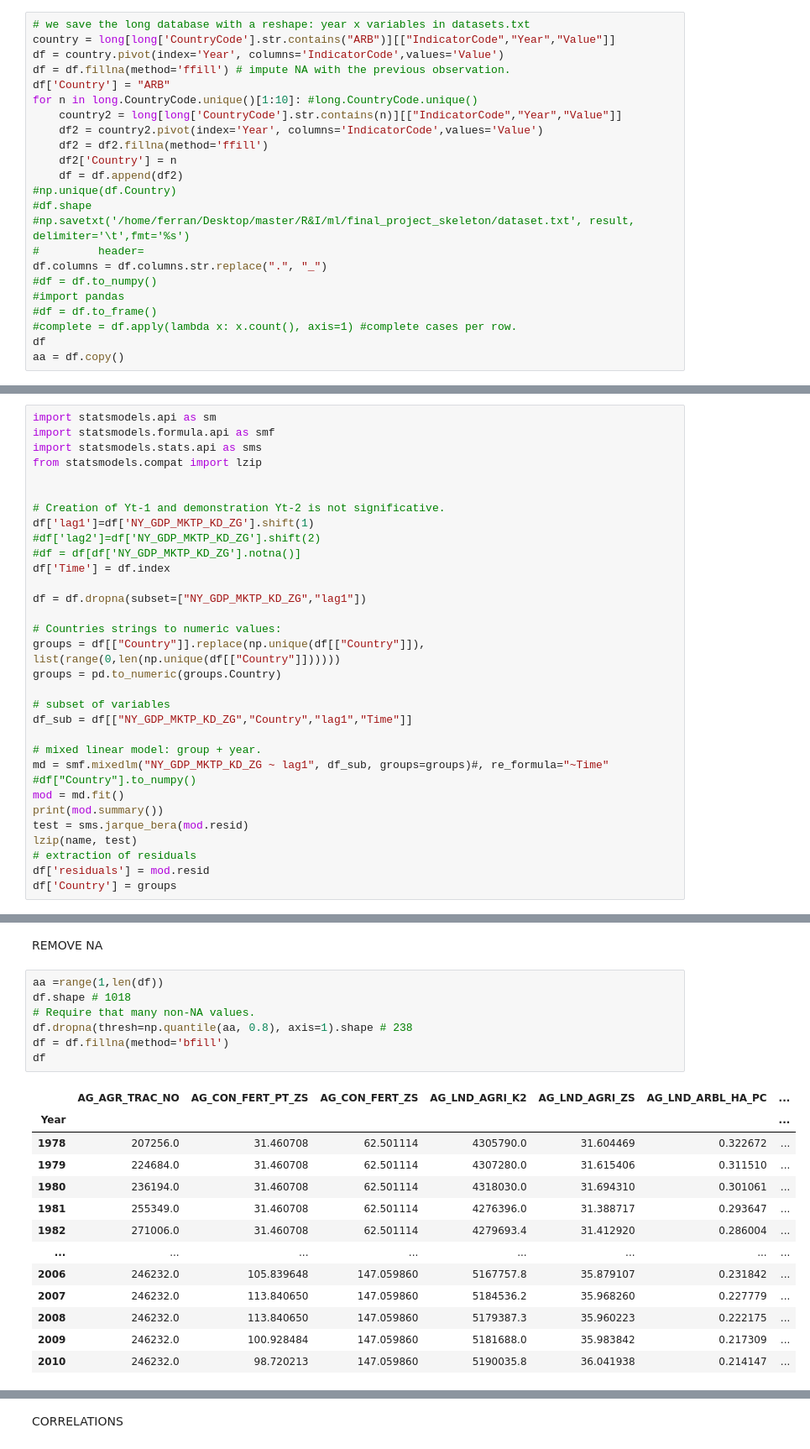
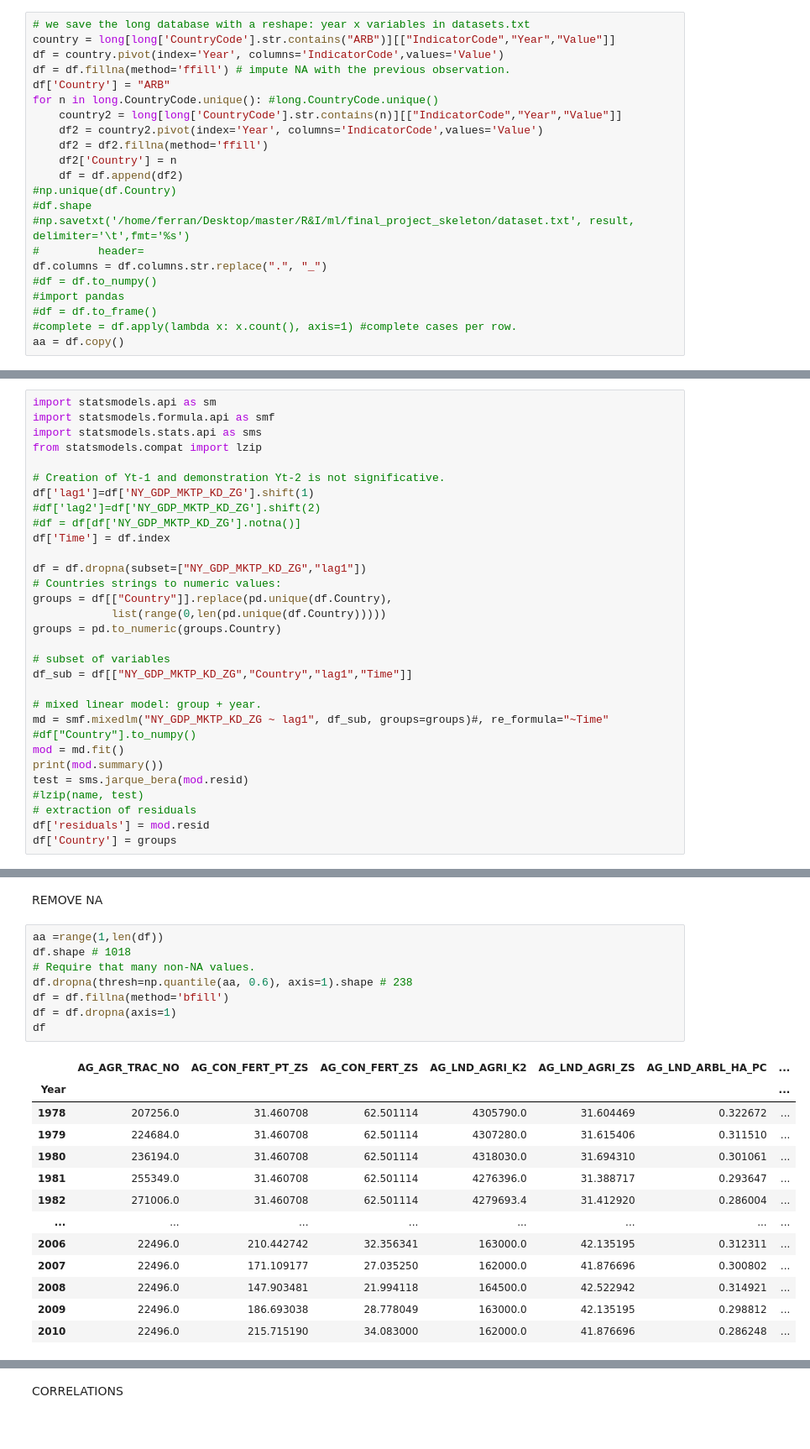
Before and after one commit to brantrigo/GDP-Growth, a Jupyter notebook: analysis/dbCreation_FeatureAnalysis.ipynb, the cells around one changed output, grey strips where cells are left out. Shown at 84% size. Saved outputs shown, nothing was run; the diff lists cells and outputs as text.

```diff
--- a/analysis/dbCreation_FeatureAnalysis.ipynb
+++ b/analysis/dbCreation_FeatureAnalysis.ipynb
@@ -38,7 +38,7 @@ country = long[long['CountryCode'].str.contains("ARB")][["IndicatorCode","Year",
 df = country.pivot(index='Year', columns='IndicatorCode',values='Value')
 df = df.fillna(method='ffill') # impute NA with the previous observation.
 df['Country'] = "ARB"
-for n in long.CountryCode.unique()[1:10]: #long.CountryCode.unique()
+for n in long.CountryCode.unique(): #long.CountryCode.unique()
     country2 = long[long['CountryCode'].str.contains(n)][["IndicatorCode","Year","Value"]]
     df2 = country2.pivot(index='Year', columns='IndicatorCode',values='Value')
     df2 = df2.fillna(method='ffill')
@@ -53,7 +53,6 @@ df.columns = df.columns.str.replace(".", "_")
 #import pandas
 #df = df.to_frame()
 #complete = df.apply(lambda x: x.count(), axis=1) #complete cases per row.
-df
 aa = df.copy()
 # %% [markdown]
 LINEAR MIXED MODEL
@@ -62,7 +61,6 @@ import statsmodels.api as sm
 import statsmodels.formula.api as smf
 import statsmodels.stats.api as sms
 from statsmodels.compat import lzip
-
 
 # Creation of Yt-1 and demonstration Yt-2 is not significative.
 df['lag1']=df['NY_GDP_MKTP_KD_ZG'].shift(1)
@@ -71,9 +69,9 @@ df['lag1']=df['NY_GDP_MKTP_KD_ZG'].shift(1)
 df['Time'] = df.index
 
 df = df.dropna(subset=["NY_GDP_MKTP_KD_ZG","lag1"])
-
 # Countries strings to numeric values:
-groups = df[["Country"]].replace(np.unique(df[["Country"]]), list(range(0,len(np.unique(df[["Country"]])))))
+groups = df[["Country"]].replace(pd.unique(df.Country),
+            list(range(0,len(pd.unique(df.Country)))))
 groups = pd.to_numeric(groups.Country)
 
 # subset of variables
@@ -84,7 +82,7 @@ md = smf.mixedlm("NY_GDP_MKTP_KD_ZG ~ lag1", df_sub, groups=groups)#, re_formula
 mod = md.fit()
 print(mod.summary())
 test = sms.jarque_bera(mod.resid)
-lzip(name, test)
+#lzip(name, test)
 # extraction of residuals
 df['residuals'] = mod.resid
 df['Country'] = groups
@@ -109,21 +107,22 @@ REMOVE NA
 # %%
 aa =range(1,len(df))
 df.shape # 1018
 # Require that many non-NA values.
-df.dropna(thresh=np.quantile(aa, 0.8), axis=1).shape # 238
+df.dropna(thresh=np.quantile(aa, 0.6), axis=1).shape # 238
 df = df.fillna(method='bfill')
+df = df.dropna(axis=1)
 df
 # %% [output]
 |  | AG_AGR_TRAC_NO | AG_CON_FERT_PT_ZS | AG_CON_FERT_ZS | AG_LND_AGRI_K2 | AG_LND_AGRI_ZS | AG_LND_ARBL_HA_PC | ... |
 | Year |  |  |  |  |  |  | ... |
 | 1978 | 207256.0 | 31.460708 | 62.501114 | 4305790.0 | 31.604469 | 0.322672 | ... |
 | 1979 | 224684.0 | 31.460708 | 62.501114 | 4307280.0 | 31.615406 | 0.311510 | ... |
 | 1980 | 236194.0 | 31.460708 | 62.501114 | 4318030.0 | 31.694310 | 0.301061 | ... |
 | 1981 | 255349.0 | 31.460708 | 62.501114 | 4276396.0 | 31.388717 | 0.293647 | ... |
 | 1982 | 271006.0 | 31.460708 | 62.501114 | 4279693.4 | 31.412920 | 0.286004 | ... |
 | ... | ... | ... | ... | ... | ... | ... | ... |
-| 2006 | 246232.0 | 105.839648 | 147.059860 | 5167757.8 | 35.879107 | 0.231842 | ... |
-| 2007 | 246232.0 | 113.840650 | 147.059860 | 5184536.2 | 35.968260 | 0.227779 | ... |
-| 2008 | 246232.0 | 113.840650 | 147.059860 | 5179387.3 | 35.960223 | 0.222175 | ... |
-| 2009 | 246232.0 | 100.928484 | 147.059860 | 5181688.0 | 35.983842 | 0.217309 | ... |
-| 2010 | 246232.0 | 98.720213 | 147.059860 | 5190035.8 | 36.041938 | 0.214147 | ... |
+| 2006 | 22496.0 | 210.442742 | 32.356341 | 163000.0 | 42.135195 | 0.312311 | ... |
+| 2007 | 22496.0 | 171.109177 | 27.035250 | 162000.0 | 41.876696 | 0.300802 | ... |
+| 2008 | 22496.0 | 147.903481 | 21.994118 | 164500.0 | 42.522942 | 0.314921 | ... |
+| 2009 | 22496.0 | 186.693038 | 28.778049 | 163000.0 | 42.135195 | 0.298812 | ... |
+| 2010 | 22496.0 | 215.715190 | 34.083000 | 162000.0 | 41.876696 | 0.286248 | ... |
```
Also changed, not shown: parts of 7 cells of this notebook, 1 other file.
